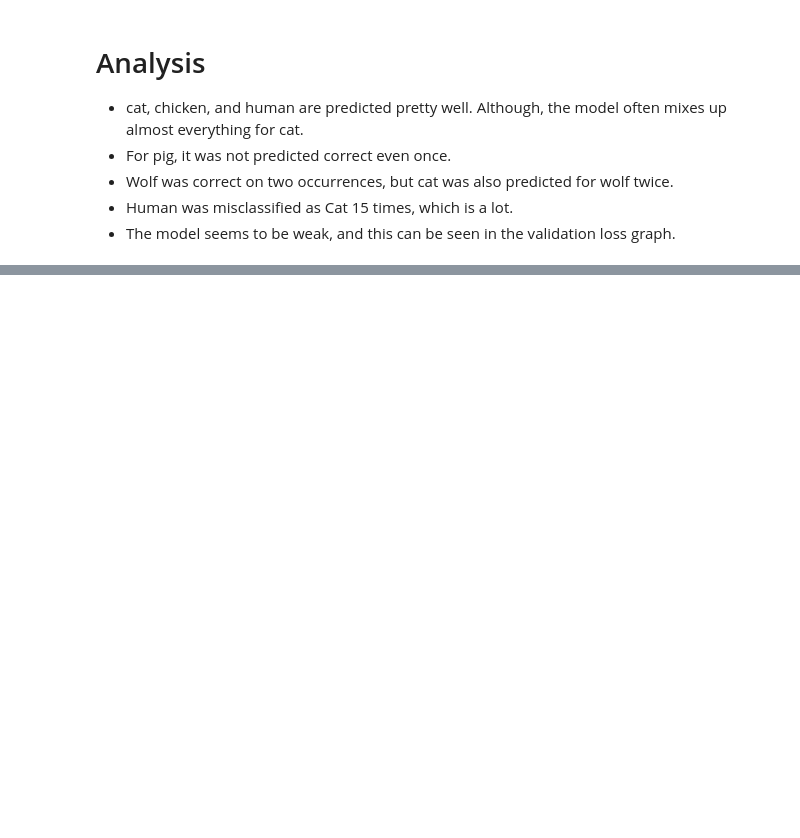
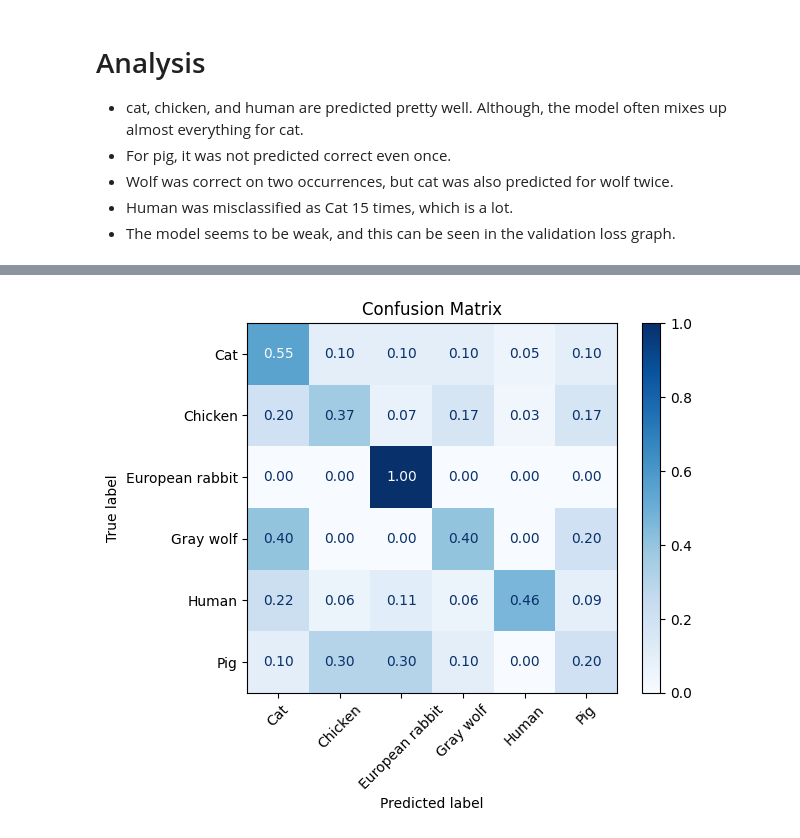
Before and after one commit to NeelTheBomb/HAVEN, a Jupyter notebook: src/jupyter_notebooks/datasets/generation/loss_analyses.ipynb, the cells around one changed output, grey strips where cells are left out. Cells and saved outputs as stored; diff of their text form; code cells hidden in the pictures; blank space fills up the shorter version.

```diff
--- a/src/jupyter_notebooks/datasets/generation/loss_analyses.ipynb
+++ b/src/jupyter_notebooks/datasets/generation/loss_analyses.ipynb
@@ -182,3 +178,7 @@ plt.show()
 - Wolf was correct on two occurrences, but cat was also predicted for wolf twice.
 - Human was misclassified as Cat 15 times, which is a lot.
 - The model seems to be weak, and this can be seen in the validation loss graph.
+# %%
+file_path = os.path.join(os.getcwd(), "..", "..", "..","..", "/home/sanjanag05/HAVEN/output/raw/uniref50_coronaviridae/uniref50_corona_top_hosts/epoch2030_patience30_hybrid_attention_msl256s64ae_bn_cls_fnn_2l_d1024_lr3e-4_output.csv")
+epoch50 = pd.read_csv(file_path)
+epoch50
@@ -184,0 +199,24 @@ plt.show()
+# %%
+host_col = ['Cat', 'Chicken', 'European rabbit', 'Gray wolf', 'Human', 'Pig']
+epoch50['y_pred'] = epoch50[host_col].idxmax(axis=1)
+
+cm = confusion_matrix(epoch50['y_true'], epoch50['y_pred'], labels=host_col)
+scale = cm.astype('float')/cm.sum(axis=1)[:, np.newaxis]
+disp = ConfusionMatrixDisplay(confusion_matrix=scale, display_labels=host_col)
+disp.plot(xticks_rotation=45, cmap='Blues', values_format=".2f")
+disp.im_.set_clim(0.0, 1.0)
+plt.title("Confusion Matrix")
+plt.show()
+
+
+
+# # Normalize the confusion matrix by row (true label)
+# cm_normalized = cm.astype('float') / cm.sum(axis=1)[:, np.newaxis]
+
+# # Plot
+# disp = ConfusionMatrixDisplay(confusion_matrix=cm_normalized, display_labels=host_col)
+# disp.plot(xticks_rotation=45, cmap='Blues', values_format=".2f")  # shows values as decimals
+# plt.title("Normalized Confusion Matrix (Per Class)")
+# plt.show()
+# %% [output]
+[figure, added]
```
Also changed, not shown: parts of 6 cells of this notebook, 5 other files.
